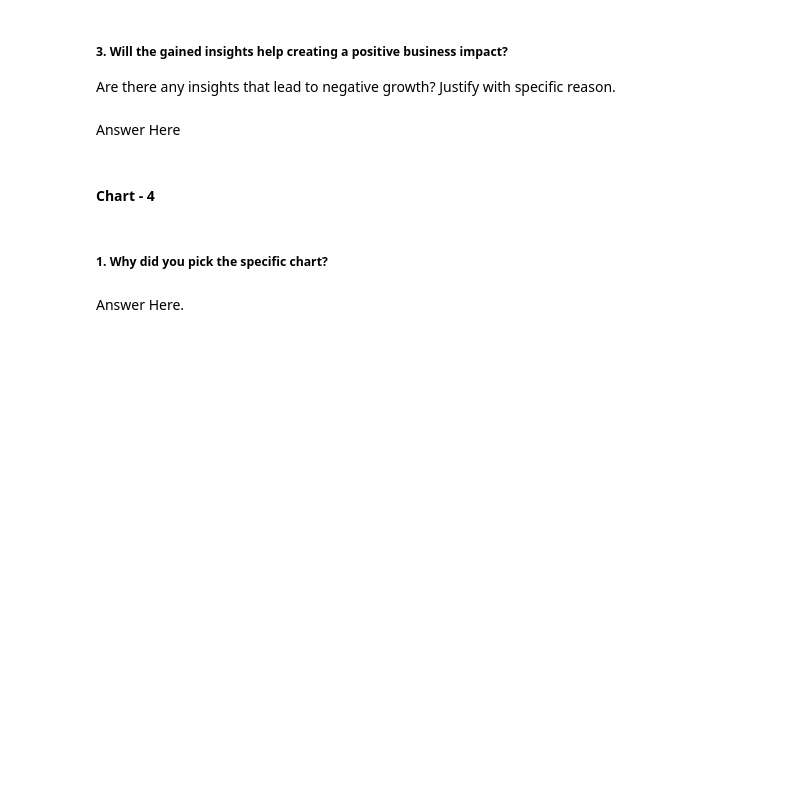
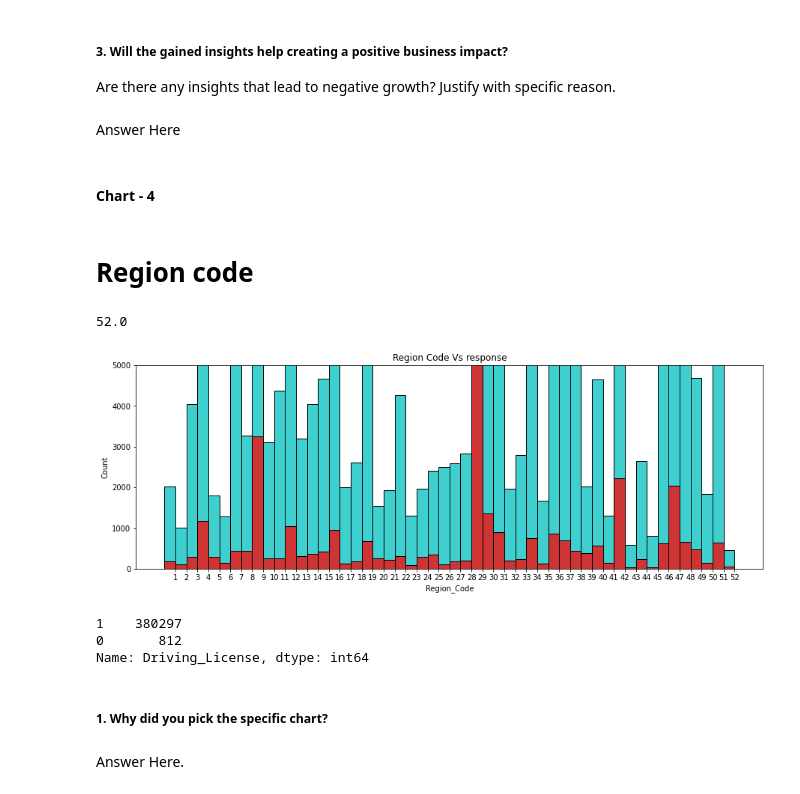
Before and after one commit to Rahul-2045/HEALTH-INSURANCE-CROSS-SELL-PREDICTION, a Jupyter notebook: Copy_of_Sample_ML_Submission_Template.ipynb, the cells around one changed output. Cells and saved outputs as stored; diff of their text form; code cells hidden in the pictures; blank space fills up the shorter version.

```diff
--- a/Copy_of_Sample_ML_Submission_Template.ipynb
+++ b/Copy_of_Sample_ML_Submission_Template.ipynb
@@ -396,8 +468,43 @@ Are there any insights that lead to negative growth? Justify with specific reaso
 Answer Here
 # %% [markdown]
 #### Chart - 4
+# %% [markdown]
+# **Region code**
 # %%
 # Chart - 4 visualization code
+# checking for numerically max value for region code
+df['Region_Code'].max()
+# %% [output]
+52.0
+# %%
+# Analyzing region code feature and it's effect on response feature
+
+# defining the figure for visualization
+plt.figure(figsize = (15,5))
+
+# no. of ticks on plot along x Axis
+ticks = list(range(1,53))
+
+# converting the datatype from flaot to int
+df['Region_Code'] = df['Region_Code'].astype(int)
+
+# Plotting the reason code and it's effect on response in same plot
+sns.histplot( x= df['Region_Code'], color = 'c', bins =52)
+sns.histplot( x= df['Region_Code'][df['Response'] ==1 ],  color = 'r', bins =52)
+
+plt.ylim(0,5000)
+plt.xticks(ticks)
+plt.title('Region Code Vs response')
+plt.show()
+# %% [output]
+[figure, added]
+# %%
+# checking counts for DL
+df['Driving_License'].value_counts()
+# %% [output]
+1    380297
+0       812
+Name: Driving_License, dtype: int64
 # %% [markdown]
 ##### 1. Why did you pick the specific chart?
 # %% [markdown]
```
Also changed, not shown: parts of 73 cells of this notebook.
